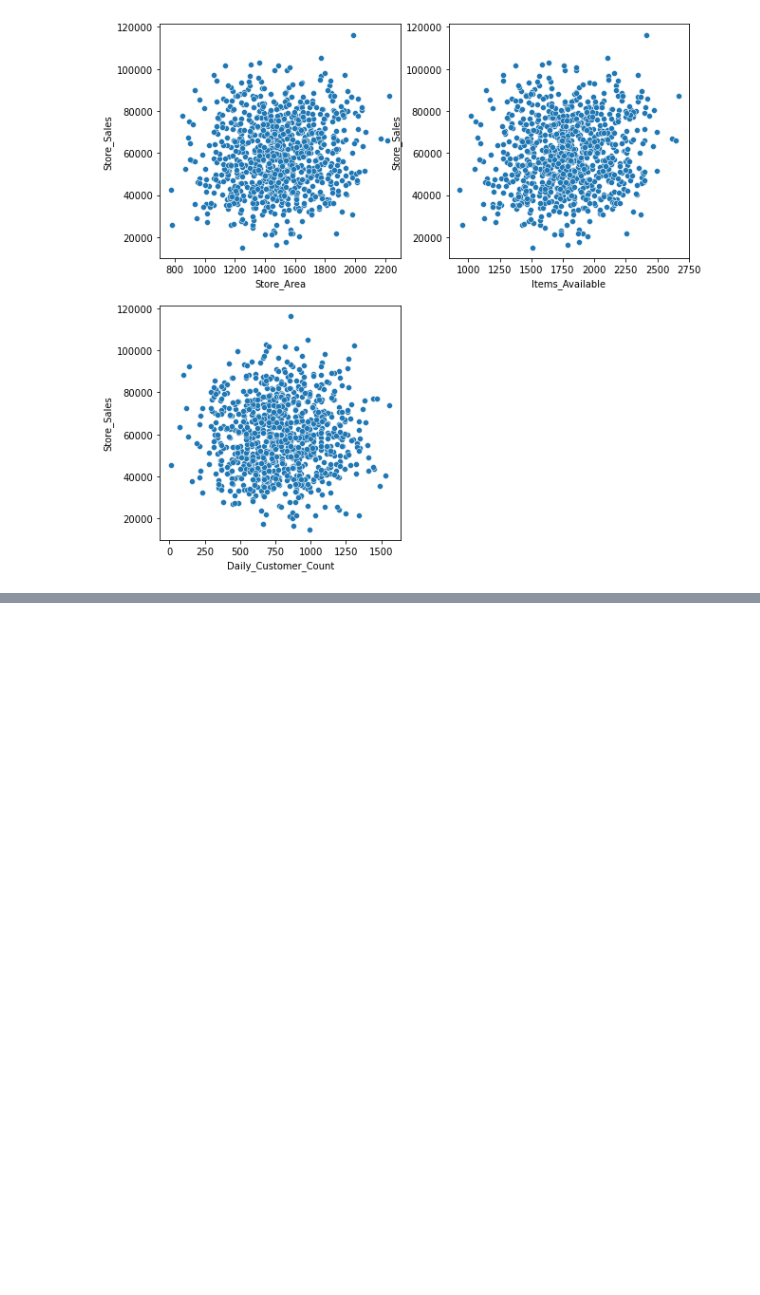
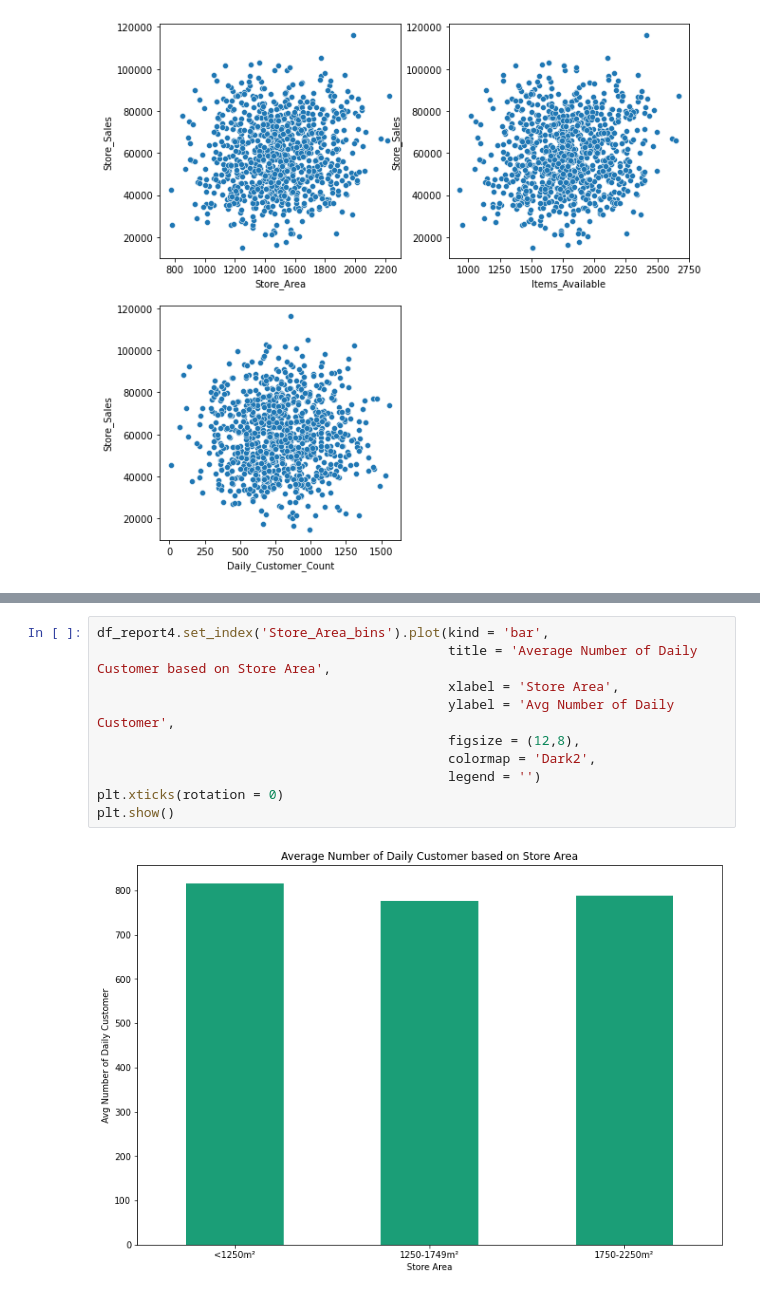
Before and after one commit to rafajovelho/Projeto1-Supermarket-Branches-Sales, a Jupyter notebook: SuperMarket_Project.ipynb, the cells around one changed output, grey strips where cells are left out. Drawn from its saved outputs; the diff is of its cells as text; blank space fills up the shorter version.

```diff
--- a/SuperMarket_Project.ipynb
+++ b/SuperMarket_Project.ipynb
@@ -198,0 +367,12 @@ for i in range(1,len(df.columns)-1):
+# %%
+df_report4.set_index('Store_Area_bins').plot(kind = 'bar',
+                                             title = 'Average Number of Daily Customer based on Store Area',
+                                             xlabel = 'Store Area',
+                                             ylabel = 'Avg Number of Daily Customer',
+                                             figsize = (12,8),
+                                             colormap = 'Dark2',
+                                             legend = '')
+plt.xticks(rotation = 0)
+plt.show()
+# %% [output]
+[figure, added]
```
Also changed, not shown: parts of 34 cells of this notebook, 1 other file.
